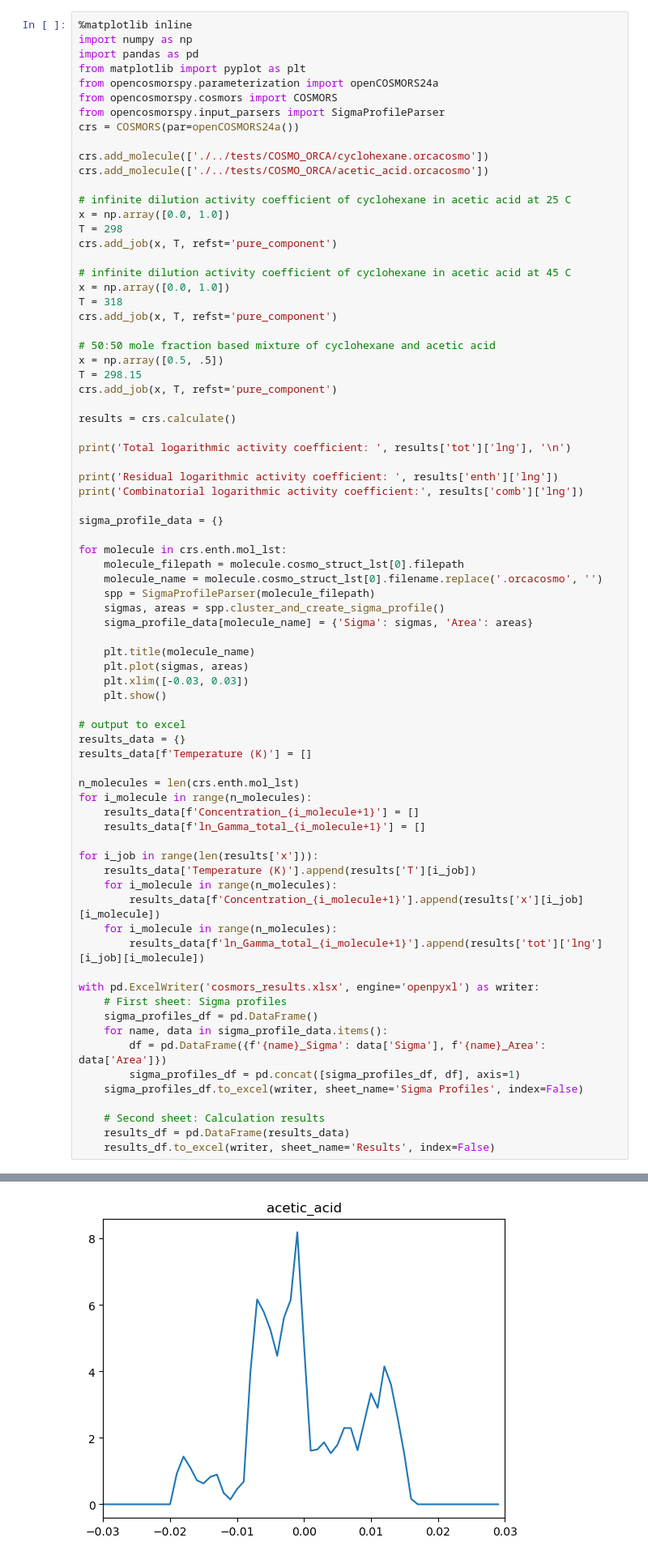
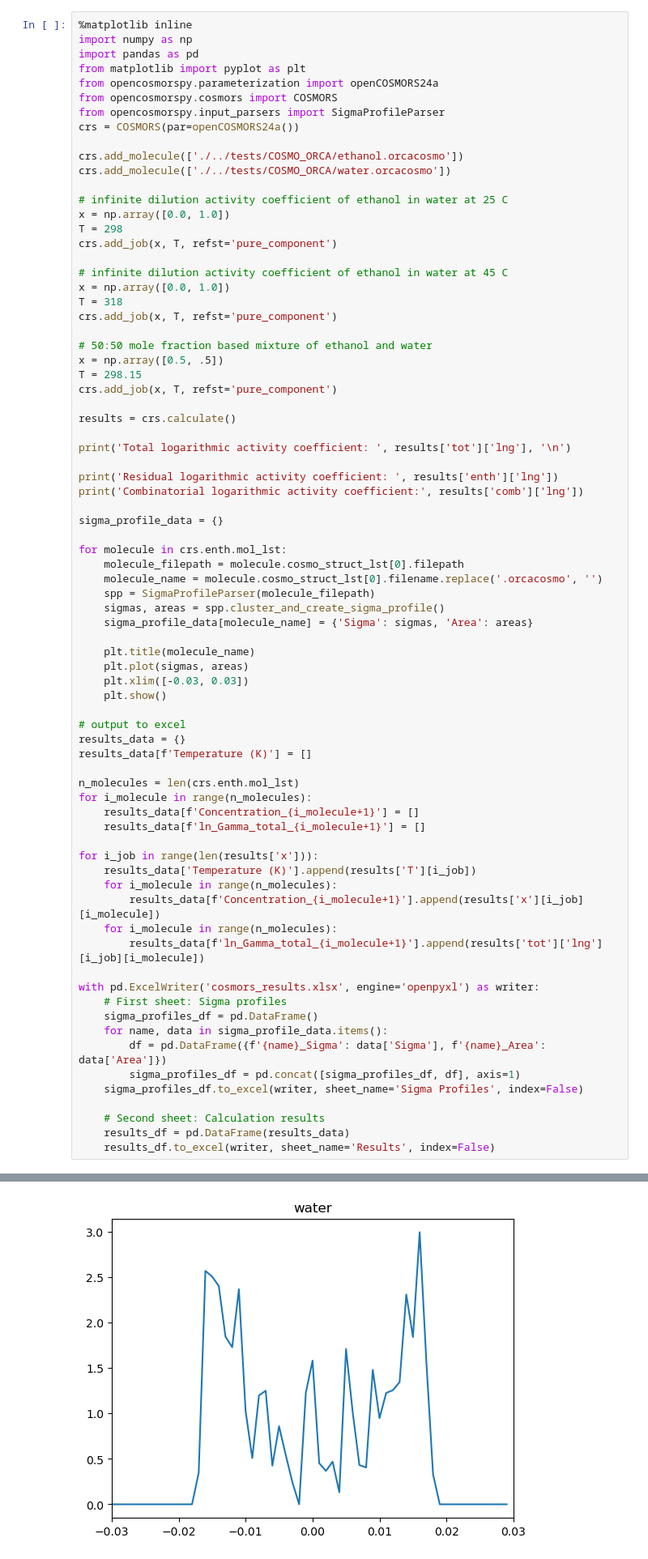
Before and after one commit to TUHH-TVT/openCOSMO-RS_py, a Jupyter notebook: examples/cosmors_calculation.ipynb, the cells around one changed output, grey strips where cells are left out. Shown at 81% size. Drawn from its saved outputs; the diff is of its cells as text.

```diff
--- a/examples/cosmors_calculation.ipynb
+++ b/examples/cosmors_calculation.ipynb
@@ -153,20 +153,20 @@ from opencosmorspy.cosmors import COSMORS
 from opencosmorspy.input_parsers import SigmaProfileParser
 crs = COSMORS(par=openCOSMORS24a())
 
-crs.add_molecule(['./../tests/COSMO_ORCA/cyclohexane.orcacosmo'])
-crs.add_molecule(['./../tests/COSMO_ORCA/acetic_acid.orcacosmo'])
+crs.add_molecule(['./../tests/COSMO_ORCA/ethanol.orcacosmo'])
+crs.add_molecule(['./../tests/COSMO_ORCA/water.orcacosmo'])
 
-# infinite dilution activity coefficient of cyclohexane in acetic acid at 25 C
+# infinite dilution activity coefficient of ethanol in water at 25 C
 x = np.array([0.0, 1.0])
 T = 298
 crs.add_job(x, T, refst='pure_component')
 
-# infinite dilution activity coefficient of cyclohexane in acetic acid at 45 C
+# infinite dilution activity coefficient of ethanol in water at 45 C
 x = np.array([0.0, 1.0])
 T = 318
 crs.add_job(x, T, refst='pure_component')
 
-# 50:50 mole fraction based mixture of cyclohexane and acetic acid
+# 50:50 mole fraction based mixture of ethanol and water
 x = np.array([0.5, .5])
 T = 298.15
 crs.add_job(x, T, refst='pure_component')
@@ -234,4 +234,4 @@ Combinatorial logarithmic activity coefficient: [[ 0.0209162   0.        ]
-[figure, old version]
+[figure, new version]
 # %% [markdown]
 Exymple calculating the solubility of acetaminophen/paracetamol in several solvents
 # %%
```
Also changed, not shown: parts of 1 cell of this notebook.
